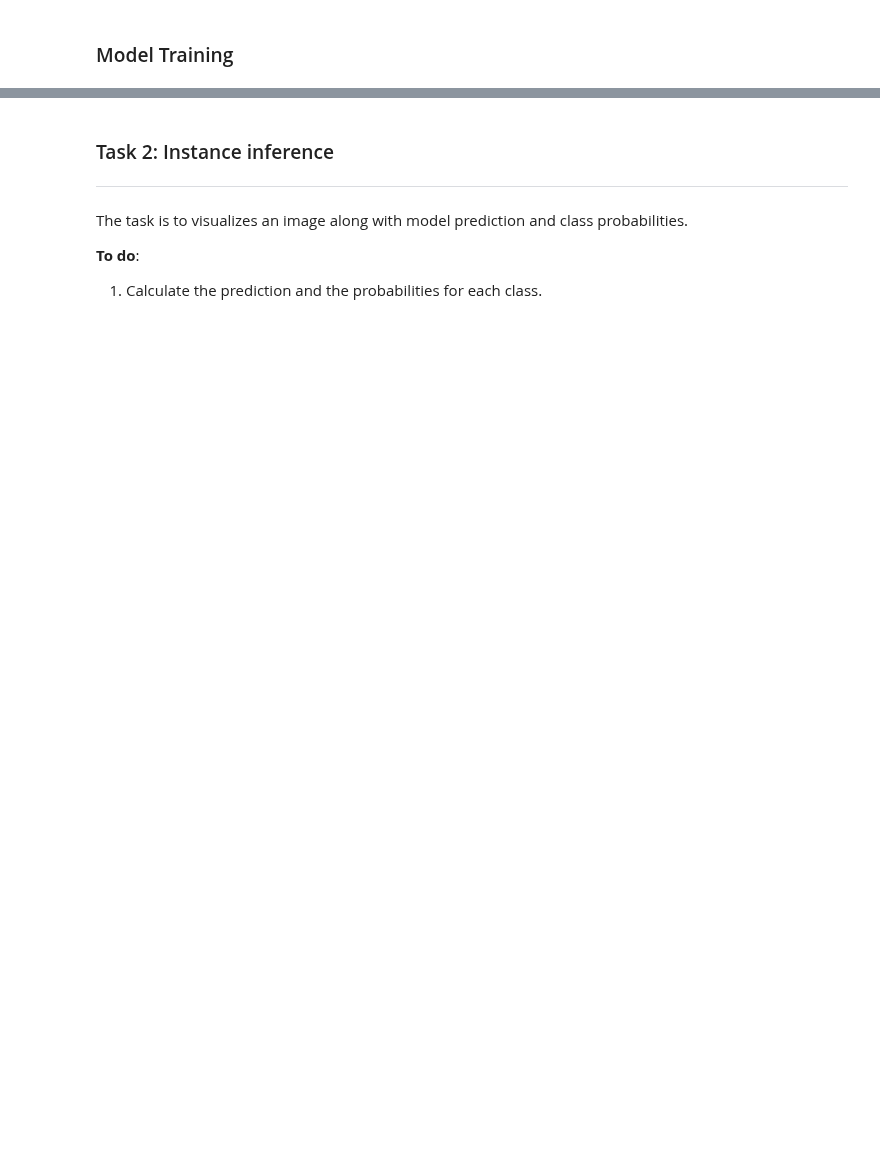
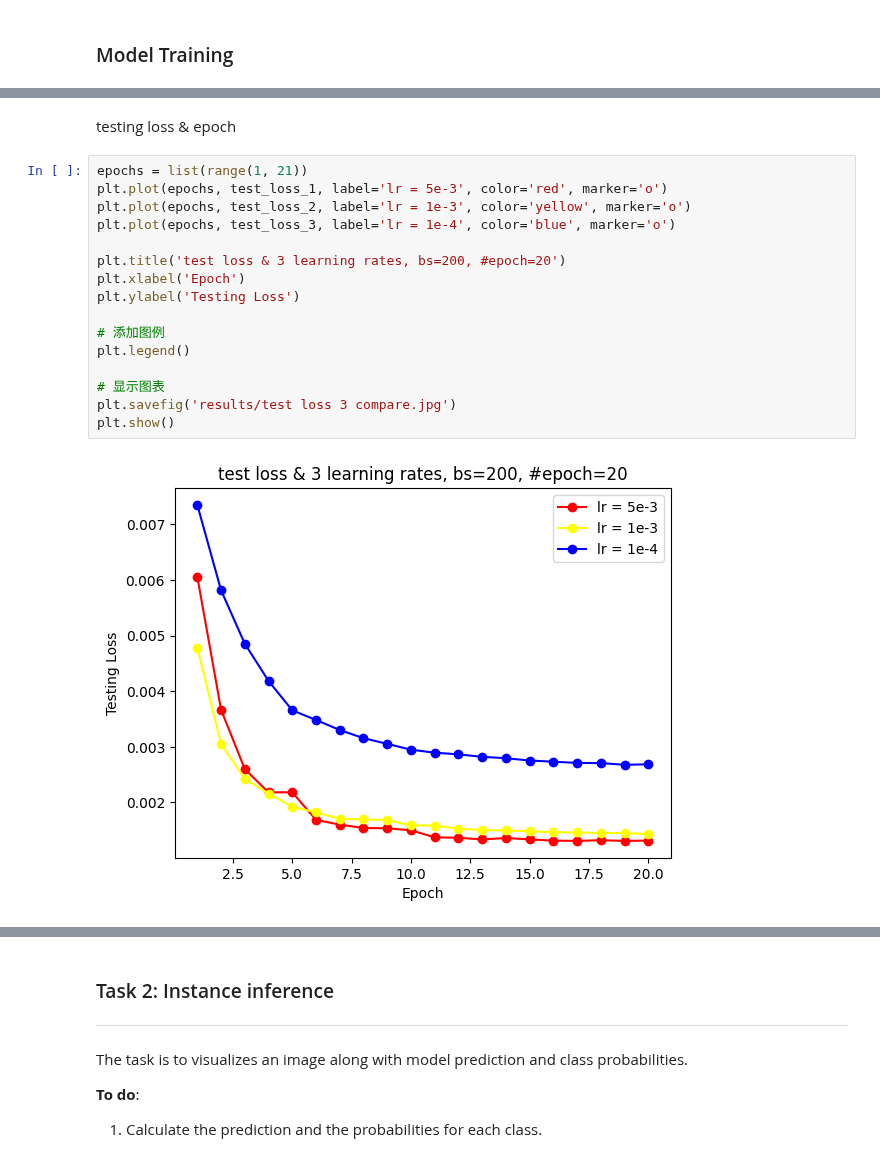
Before and after one commit to SustechSTA303/STA303-Assignment01, a Jupyter notebook: Assignment01.ipynb, the cells around one changed output, grey strips where cells are left out. Drawn from its saved outputs; the diff is of its cells as text; blank space fills up the shorter version.

```diff
--- a/Assignment01.ipynb
+++ b/Assignment01.ipynb
@@ -256,0 +570,20 @@ for epoch in range(NUM_EPOCHS):
+# %% [markdown]
+testing loss & epoch
+# %%
+epochs = list(range(1, 21))
+plt.plot(epochs, test_loss_1, label='lr = 5e-3', color='red', marker='o')
+plt.plot(epochs, test_loss_2, label='lr = 1e-3', color='yellow', marker='o')
+plt.plot(epochs, test_loss_3, label='lr = 1e-4', color='blue', marker='o')
+
+plt.title('test loss & 3 learning rates, bs=200, #epoch=20')
+plt.xlabel('Epoch')
+plt.ylabel('Testing Loss')
+
+# 添加图例
+plt.legend()
+
+# 显示图表
+plt.savefig('results/test loss 3 compare.jpg')
+plt.show()
+# %% [output]
+[figure, added]
```
Also changed, not shown: parts of 58 cells of this notebook, 6 other files.
